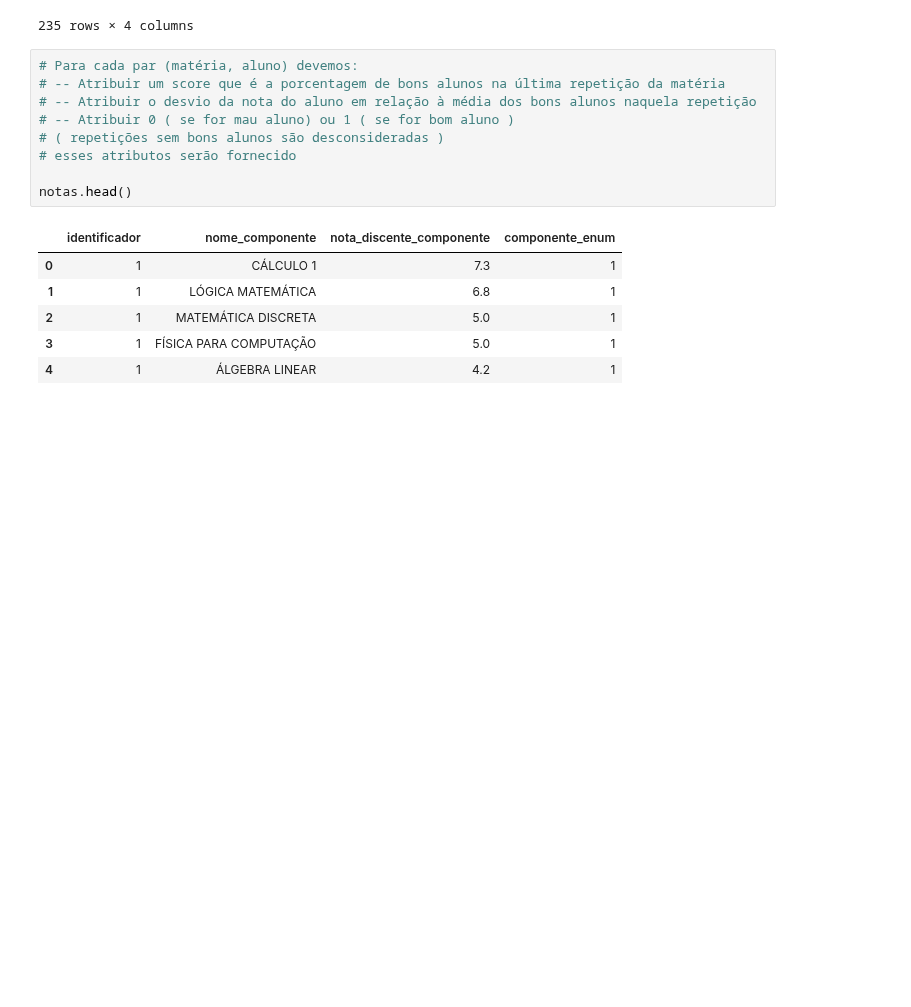
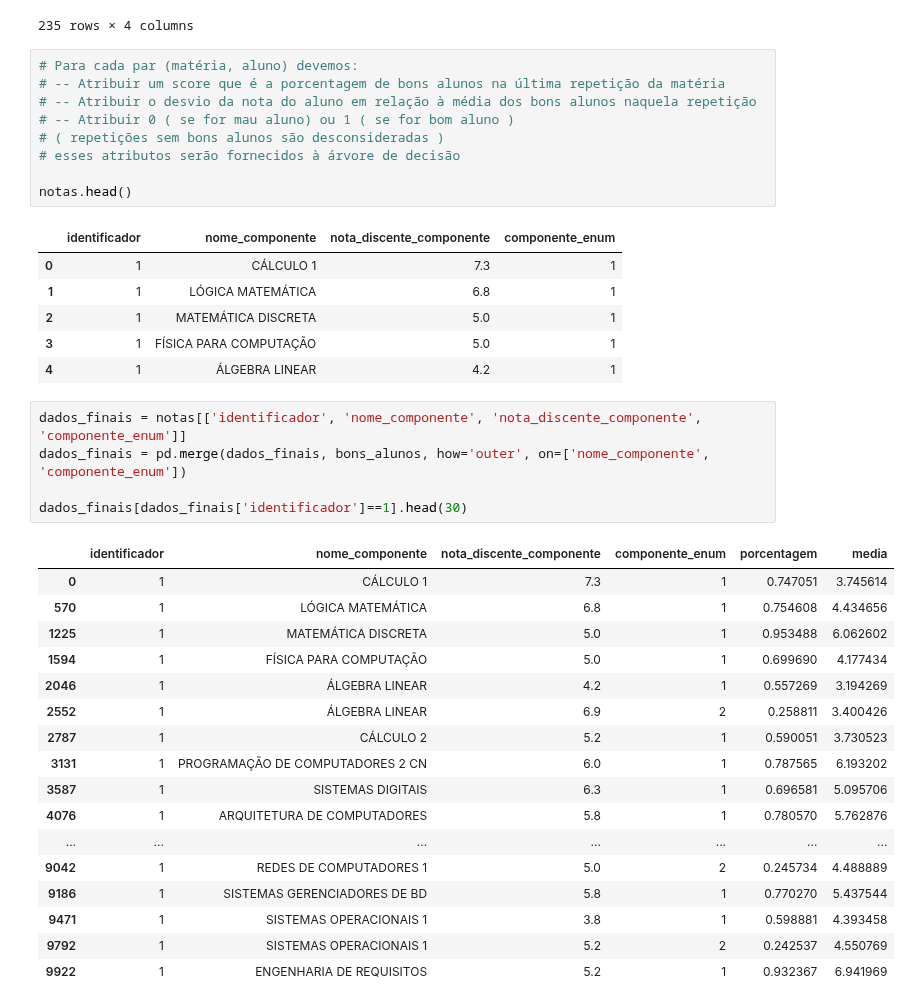
Before and after one commit to luanagbmartins/inteligencia-artificial, a Jupyter notebook: Decision Tree.ipynb, the cells around one changed output. Cells and saved outputs as stored; diff of their text form; blank space fills up the shorter version.

Commit message:
dados finais

```diff
--- a/Decision Tree.ipynb
+++ b/Decision Tree.ipynb
@@ -323,7 +323,7 @@ See the caveats in the documentation: http://pandas.pydata.org/pandas-docs/stabl
 # -- Atribuir o desvio da nota do aluno em relação à média dos bons alunos naquela repetição
 # -- Atribuir 0 ( se for mau aluno) ou 1 ( se for bom aluno )
 # ( repetições sem bons alunos são desconsideradas )
-# esses atributos serão fornecido
+# esses atributos serão fornecidos à árvore de decisão
 
 notas.head()
 # %% [output]
@@ -333,3 +333,26 @@ notas.head()
 | 2 | 1 | MATEMÁTICA DISCRETA | 5.0 | 1 |
 | 3 | 1 | FÍSICA PARA COMPUTAÇÃO | 5.0 | 1 |
 | 4 | 1 | ÁLGEBRA LINEAR | 4.2 | 1 |
+# %%
+dados_finais = notas[['identificador', 'nome_componente', 'nota_discente_componente', 'componente_enum']]
+dados_finais = pd.merge(dados_finais, bons_alunos, how='outer', on=['nome_componente', 'componente_enum'])
+
+dados_finais[dados_finais['identificador']==1].head(30)
+# %% [output]
+|  | identificador | nome_componente | nota_discente_componente | componente_enum | porcentagem | media |
+| 0 | 1 | CÁLCULO 1 | 7.3 | 1 | 0.747051 | 3.745614 |
+| 570 | 1 | LÓGICA MATEMÁTICA | 6.8 | 1 | 0.754608 | 4.434656 |
+| 1225 | 1 | MATEMÁTICA DISCRETA | 5.0 | 1 | 0.953488 | 6.062602 |
+| 1594 | 1 | FÍSICA PARA COMPUTAÇÃO | 5.0 | 1 | 0.699690 | 4.177434 |
+| 2046 | 1 | ÁLGEBRA LINEAR | 4.2 | 1 | 0.557269 | 3.194269 |
+| 2552 | 1 | ÁLGEBRA LINEAR | 6.9 | 2 | 0.258811 | 3.400426 |
+| 2787 | 1 | CÁLCULO 2 | 5.2 | 1 | 0.590051 | 3.730523 |
+| 3131 | 1 | PROGRAMAÇÃO DE COMPUTADORES 2 CN | 6.0 | 1 | 0.787565 | 6.193202 |
+| 3587 | 1 | SISTEMAS DIGITAIS | 6.3 | 1 | 0.696581 | 5.095706 |
+| 4076 | 1 | ARQUITETURA DE COMPUTADORES | 5.8 | 1 | 0.780570 | 5.762876 |
+| ... | ... | ... | ... | ... | ... | ... |
+| 9042 | 1 | REDES DE COMPUTADORES 1 | 5.0 | 2 | 0.245734 | 4.488889 |
+| 9186 | 1 | SISTEMAS GERENCIADORES DE BD | 5.8 | 1 | 0.770270 | 5.437544 |
+| 9471 | 1 | SISTEMAS OPERACIONAIS 1 | 3.8 | 1 | 0.598881 | 4.393458 |
+| 9792 | 1 | SISTEMAS OPERACIONAIS 1 | 5.2 | 2 | 0.242537 | 4.550769 |
+| 9922 | 1 | ENGENHARIA DE REQUISITOS | 5.2 | 1 | 0.932367 | 6.941969 |
```
Also changed, not shown: parts of 2 cells of this notebook.
